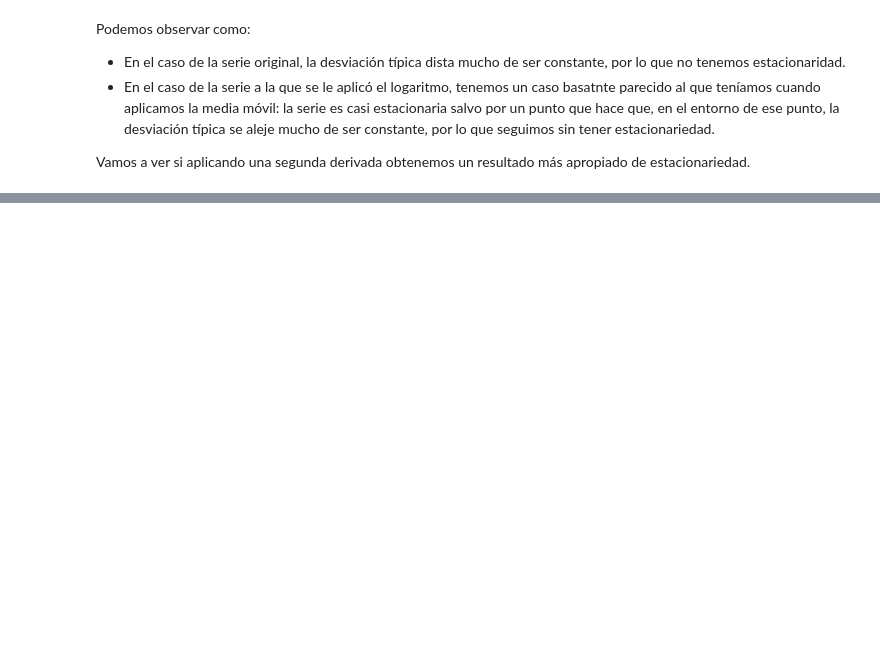
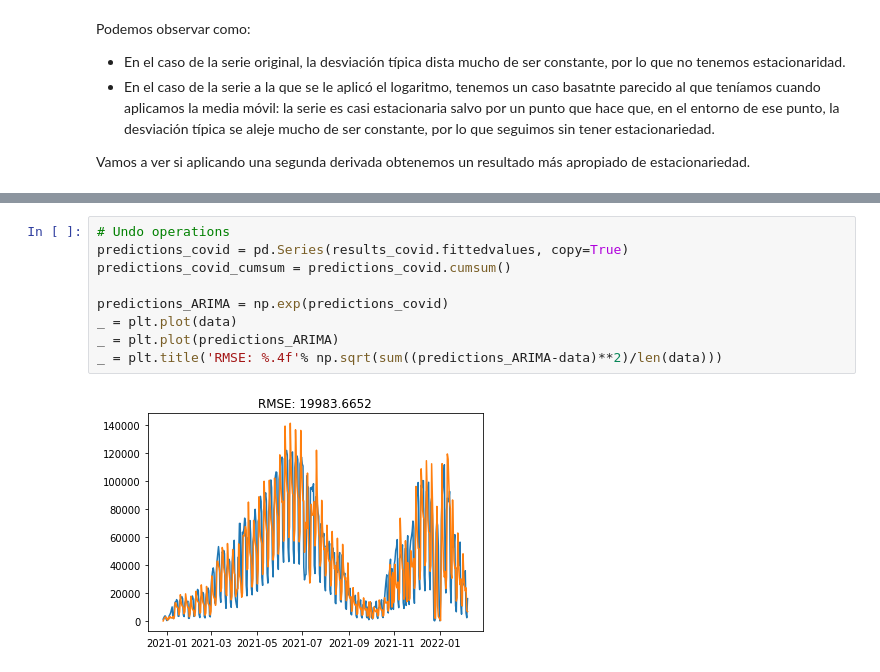
Before and after one commit to fjsaezm/mcd, a Jupyter notebook: PIT/P1/PR1_PIT.ipynb, the cells around one changed output, grey strips where cells are left out. Drawn from its saved outputs; the diff is of its cells as text; blank space fills up the shorter version.

```diff
--- a/PIT/P1/PR1_PIT.ipynb
+++ b/PIT/P1/PR1_PIT.ipynb
@@ -761,0 +776,11 @@ Original data
+# %%
+# Undo operations
+predictions_covid = pd.Series(results_covid.fittedvalues, copy=True)
+predictions_covid_cumsum = predictions_covid.cumsum()
+
+predictions_ARIMA = np.exp(predictions_covid)
+_ = plt.plot(data)
+_ = plt.plot(predictions_ARIMA)
+_ = plt.title('RMSE: %.4f'% np.sqrt(sum((predictions_ARIMA-data)**2)/len(data)))
+# %% [output]
+[figure, added]
```
Also changed, not shown: parts of 14 cells of this notebook.
